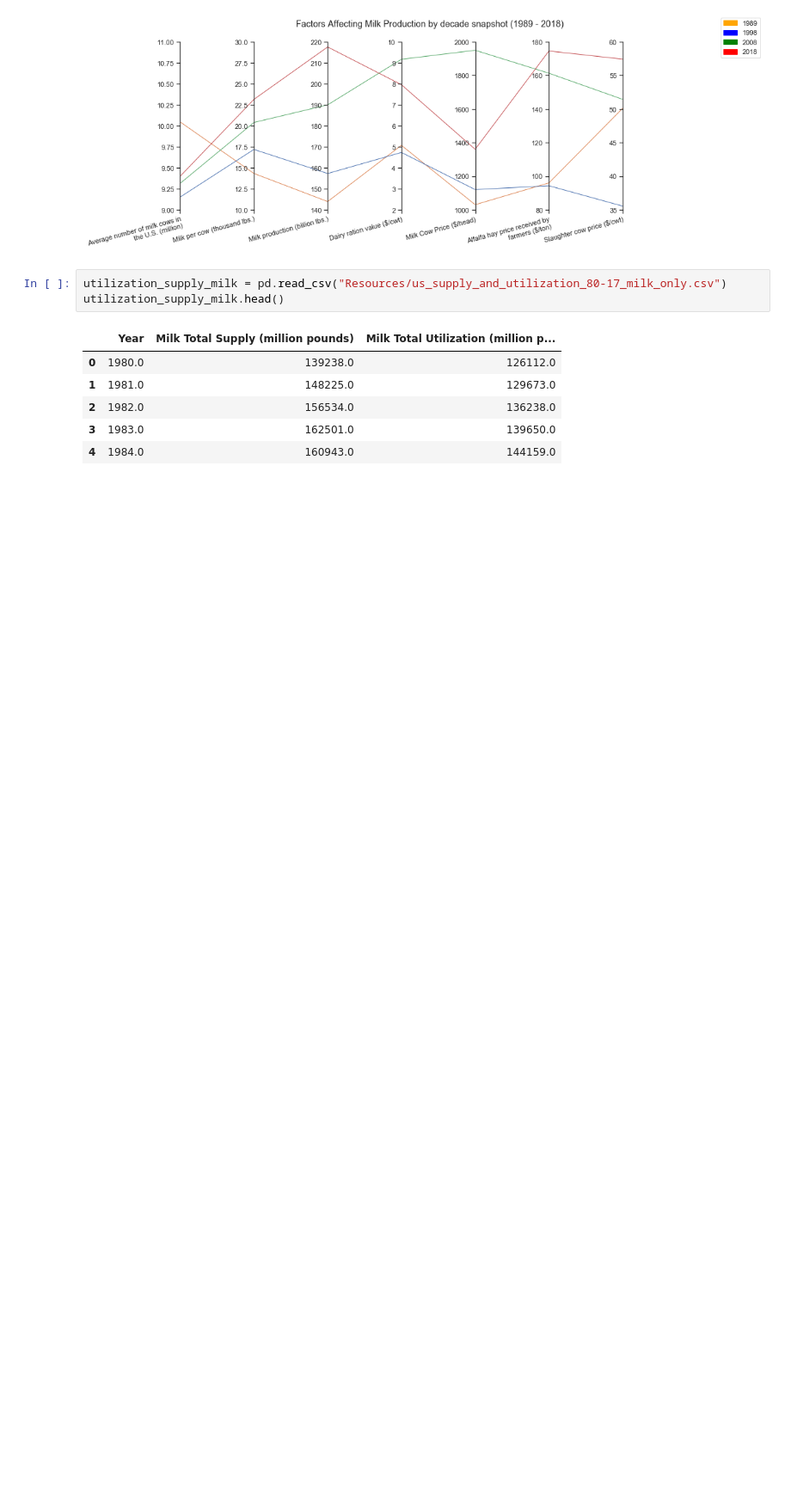
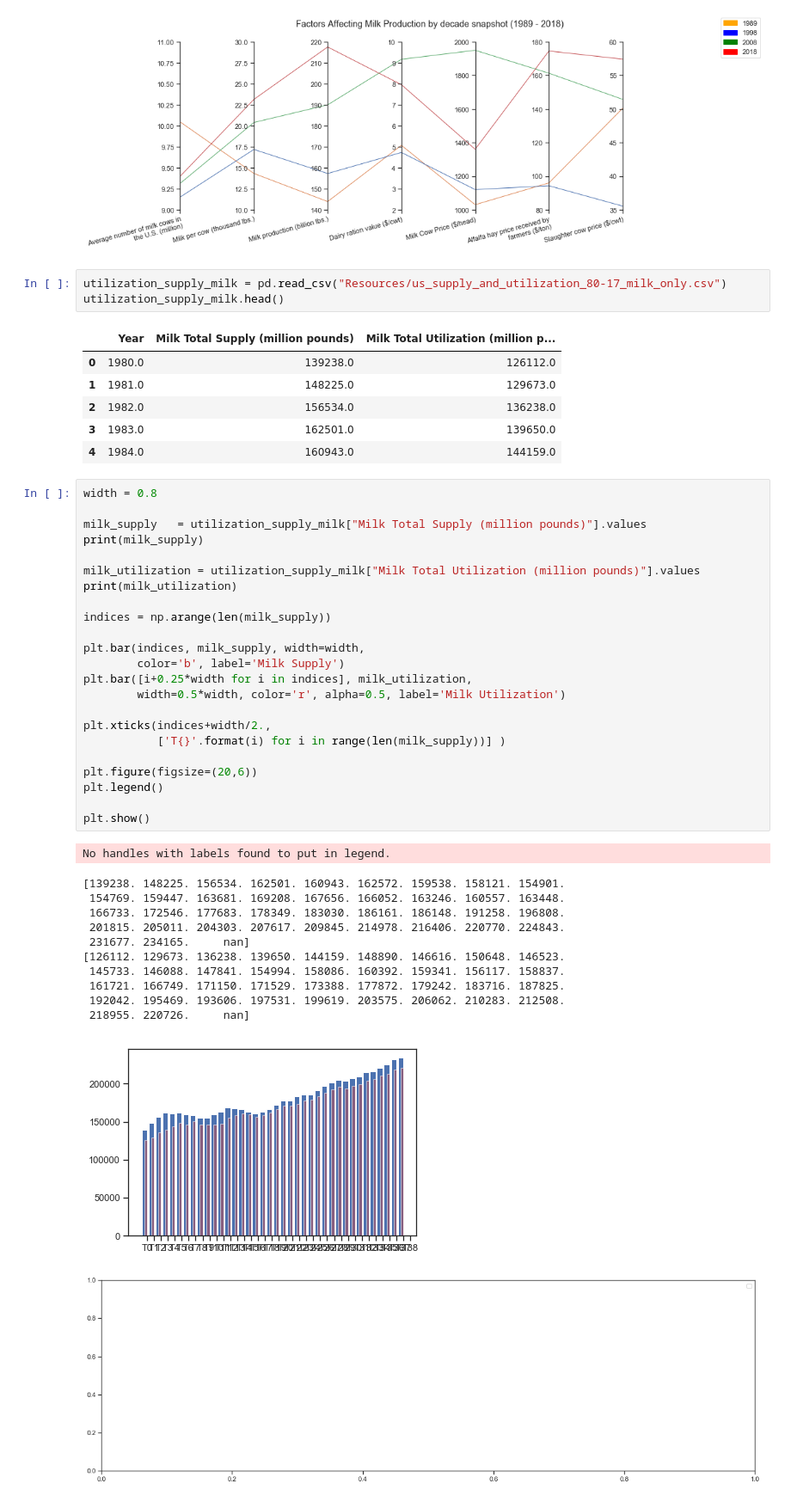
Before and after one commit to Ashraf4068/Dairy_project, a Jupyter notebook: main.ipynb, the cells around one changed output. Shown at 86% size. Cells and saved outputs as stored; diff of their text form; blank space fills up the shorter version.

```diff
--- a/main.ipynb
+++ b/main.ipynb
@@ -446,3 +446,40 @@ utilization_supply_milk.head()
 | 2 | 1982.0 | 156534.0 | 136238.0 |
 | 3 | 1983.0 | 162501.0 | 139650.0 |
 | 4 | 1984.0 | 160943.0 | 144159.0 |
+# %%
+width = 0.8
+
+milk_supply   = utilization_supply_milk["Milk Total Supply (million pounds)"].values
+print(milk_supply)
+
+milk_utilization = utilization_supply_milk["Milk Total Utilization (million pounds)"].values
+print(milk_utilization)
+
+indices = np.arange(len(milk_supply))
+
+plt.bar(indices, milk_supply, width=width,
+        color='b', label='Milk Supply')
+plt.bar([i+0.25*width for i in indices], milk_utilization,
+        width=0.5*width, color='r', alpha=0.5, label='Milk Utilization')
+
+plt.xticks(indices+width/2.,
+           ['T{}'.format(i) for i in range(len(milk_supply))] )
+
+plt.figure(figsize=(20,6))
+plt.legend()
+
+plt.show()
+# %% [output]
+No handles with labels found to put in legend.
+[139238. 148225. 156534. 162501. 160943. 162572. 159538. 158121. 154901.
+ 154769. 159447. 163681. 169208. 167656. 166052. 163246. 160557. 163448.
+ 166733. 172546. 177683. 178349. 183030. 186161. 186148. 191258. 196808.
+ 201815. 205011. 204303. 207617. 209845. 214978. 216406. 220770. 224843.
+ 231677. 234165.     nan]
+[126112. 129673. 136238. 139650. 144159. 148890. 146616. 150648. 146523.
+ 145733. 146088. 147841. 154994. 158086. 160392. 159341. 156117. 158837.
+ 161721. 166749. 171150. 171529. 173388. 177872. 179242. 183716. 187825.
+ 192042. 195469. 193606. 197531. 199619. 203575. 206062. 210283. 212508.
+ 218955. 220726.     nan]
+[figure, added]
+[figure, added]
```
Also changed, not shown: 1 other file.
